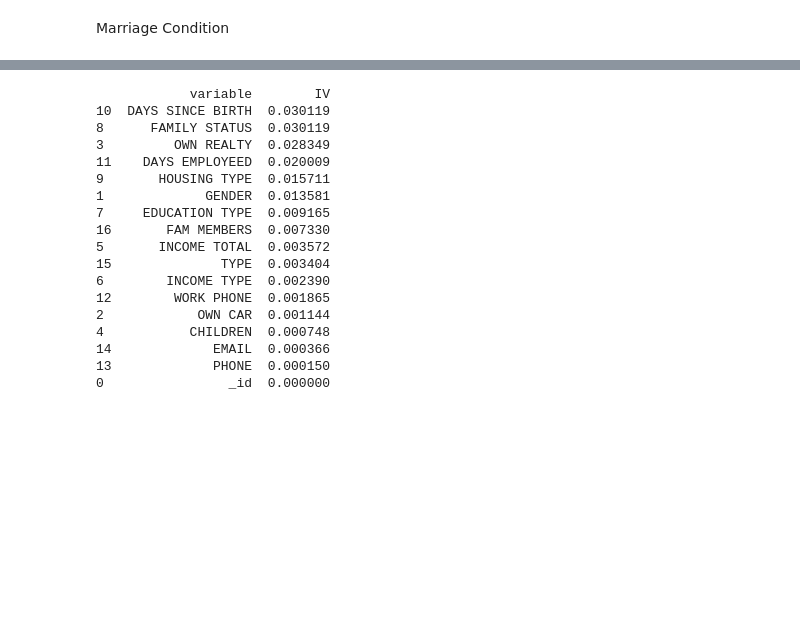
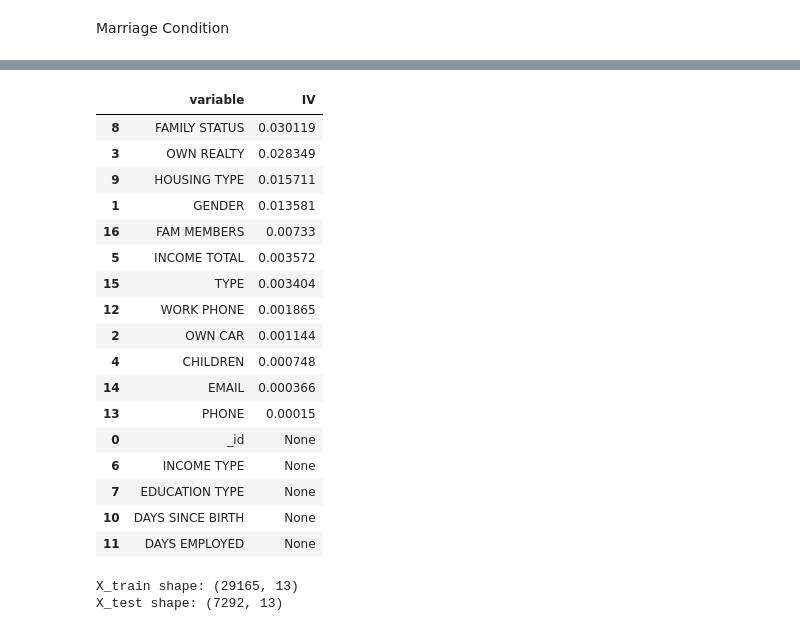
Before and after one commit to lsunley/Project4-ML, a Jupyter notebook: application_notebook.ipynb, the cells around one changed output, grey strips where cells are left out. Saved outputs shown, nothing was run; the diff lists cells and outputs as text; code cells hidden in the pictures; blank space fills up the shorter version.

```diff
--- a/application_notebook.ipynb
+++ b/application_notebook.ipynb
@@ -950,16 +993,3 @@ Name: count, dtype: int64
 | 4 | HOUSING TYPE | Rented apartment | 575 | 567 | 8 | 0.015772 | 0.013913 | 0.015820 | 0.012987 | ... |
 # %% [markdown]
 Education
-# %%
-# Consolidate categories for 'EDUCATION TYPE'
-new_data.loc[new_data['EDUCATION TYPE'] == 'Academic degree', 'EDUCATION TYPE'] = 'Higher education'
-
-# Calculate IV for 'EDUCATION TYPE'
-iv, data = calc_iv(new_data, 'EDUCATION TYPE', 'target')
-
-# Update the IV table
-ivtable.loc[ivtable['variable'] == 'EDUCATION TYPE', 'IV'] = iv
-
-# Display the first few rows of the resulting data
-print("First few rows of data after IV calculation:")
-print(data.head())
@@ -1055,32 +1058,41 @@ Index(['_id', 'ID', 'GENDER', 'OWN CAR', 'OWN REALTY', 'INCOME TOTAL',
 # %%
 ivtable['IV'] = ivtable['IV'].fillna(0)
 # %%
-# Rename variables in ivtable
-ivtable.loc[ivtable['variable'] == 'DAYS SINCE BIRTH', 'IV'] = iv
-ivtable.loc[ivtable['variable'] == 'DAYS EMPLOYED', 'variable'] = 'DAYS EMPLOYEED'
-ivtable.loc[ivtable['variable'] == 'inc', 'variable'] = 'incgp'
-
-# Sort ivtable by IV
-ivtable = ivtable.sort_values(by='IV', ascending=False)
-
-# Verify ivtable
-print(ivtable)
+ivtable=ivtable.sort_values(by='IV',ascending=False)
+ivtable.loc[ivtable['variable']=='DAYS_BIRTH','variable']='agegp'
+ivtable.loc[ivtable['variable']=='DAYS_EMPLOYED','variable']='worktmgp'
+ivtable.loc[ivtable['variable']=='inc','variable']='incgp'
+ivtable
 # %% [output]
-            variable        IV
-10  DAYS SINCE BIRTH  0.030119
-8      FAMILY STATUS  0.030119
-3         OWN REALTY  0.028349
-11    DAYS EMPLOYEED  0.020009
-9       HOUSING TYPE  0.015711
-1             GENDER  0.013581
-7     EDUCATION TYPE  0.009165
-16       FAM MEMBERS  0.007330
-5       INCOME TOTAL  0.003572
-15              TYPE  0.003404
-6        INCOME TYPE  0.002390
-12        WORK PHONE  0.001865
-2            OWN CAR  0.001144
-4           CHILDREN  0.000748
-14             EMAIL  0.000366
-13             PHONE  0.000150
-0                _id  0.000000
+|  | variable | IV |
+| 8 | FAMILY STATUS | 0.030119 |
+| 3 | OWN REALTY | 0.028349 |
+| 9 | HOUSING TYPE | 0.015711 |
+| 1 | GENDER | 0.013581 |
+| 16 | FAM MEMBERS | 0.00733 |
+| 5 | INCOME TOTAL | 0.003572 |
+| 15 | TYPE | 0.003404 |
+| 12 | WORK PHONE | 0.001865 |
+| 2 | OWN CAR | 0.001144 |
+| 4 | CHILDREN | 0.000748 |
+| 14 | EMAIL | 0.000366 |
+| 13 | PHONE | 0.00015 |
+| 0 | _id | None |
+| 6 | INCOME TYPE | None |
+| 7 | EDUCATION TYPE | None |
+| 10 | DAYS SINCE BIRTH | None |
+| 11 | DAYS EMPLOYED | None |
+# %%
+# Ensure no missing values and categorical columns are converted
+X_train = pd.get_dummies(X_train, drop_first=True)  # One-hot encode categorical columns
+X_test = pd.get_dummies(X_test, drop_first=True)
+
+# Align columns in train and test datasets
+X_train, X_test = X_train.align(X_test, join="inner", axis=1)
+
+# Print shapes to confirm
+print("X_train shape:", X_train.shape)
+print("X_test shape:", X_test.shape)
+# %% [output]
+X_train shape: (29165, 13)
+X_test shape: (7292, 13)
```
Also changed, not shown: parts of 33 cells of this notebook.
